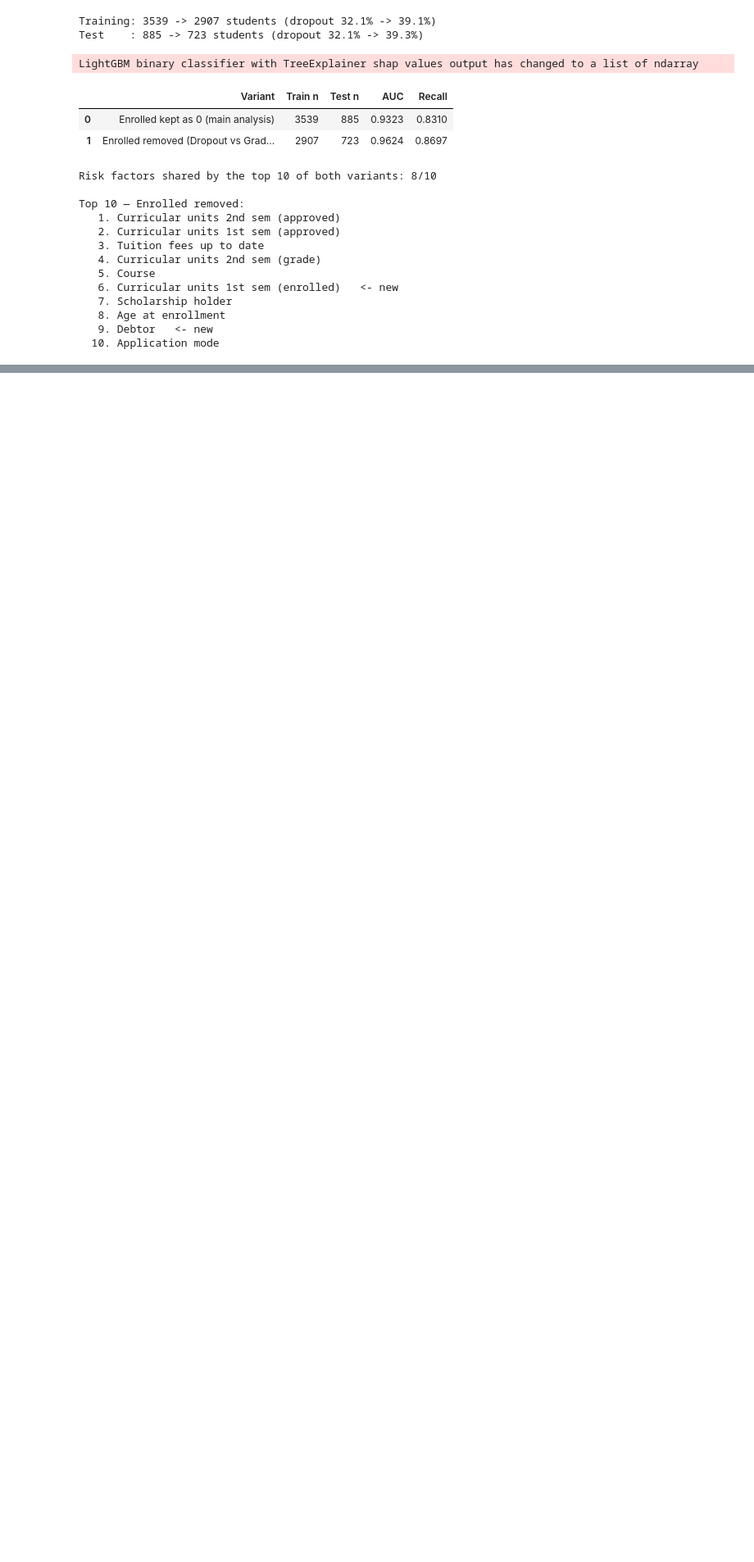
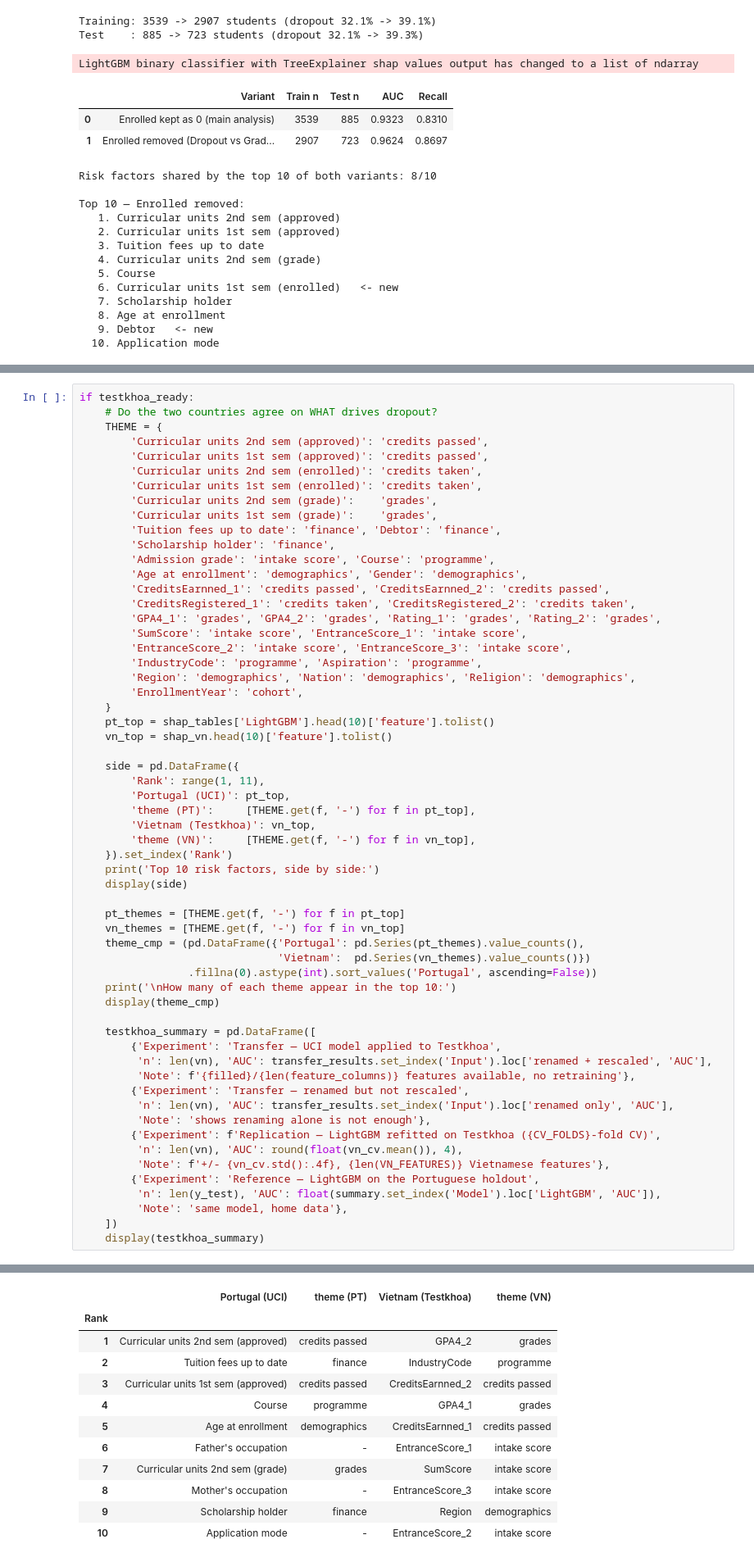
Before and after one commit to Soukthavilay/lightGBM-student-prediction, a Jupyter notebook: Student_Perfor.ipynb, the cells around one changed output, grey strips where cells are left out. Shown at 82% size. Cells and saved outputs as stored; diff of their text form; blank space fills up the shorter version.

```diff
--- a/Student_Perfor.ipynb
+++ b/Student_Perfor.ipynb
@@ -2441,0 +2837,60 @@ Every cell in this section is skipped cleanly if the file is absent, so the note
+# %%
+if testkhoa_ready:
+    # Do the two countries agree on WHAT drives dropout?
+    THEME = {
+        'Curricular units 2nd sem (approved)': 'credits passed',
+        'Curricular units 1st sem (approved)': 'credits passed',
+        'Curricular units 2nd sem (enrolled)': 'credits taken',
+        'Curricular units 1st sem (enrolled)': 'credits taken',
+        'Curricular units 2nd sem (grade)':    'grades',
+        'Curricular units 1st sem (grade)':    'grades',
+        'Tuition fees up to date': 'finance', 'Debtor': 'finance',
+        'Scholarship holder': 'finance',
+        'Admission grade': 'intake score', 'Course': 'programme',
+        'Age at enrollment': 'demographics', 'Gender': 'demographics',
+        'CreditsEarnned_1': 'credits passed', 'CreditsEarnned_2': 'credits passed',
+        'CreditsRegistered_1': 'credits taken', 'CreditsRegistered_2': 'credits taken',
+        'GPA4_1': 'grades', 'GPA4_2': 'grades', 'Rating_1': 'grades', 'Rating_2': 'grades',
+        'SumScore': 'intake score', 'EntranceScore_1': 'intake score',
+        'EntranceScore_2': 'intake score', 'EntranceScore_3': 'intake score',
+        'IndustryCode': 'programme', 'Aspiration': 'programme',
+        'Region': 'demographics', 'Nation': 'demographics', 'Religion': 'demographics',
+        'EnrollmentYear': 'cohort',
+    }
+    pt_top = shap_tables['LightGBM'].head(10)['feature'].tolist()
+    vn_top = shap_vn.head(10)['feature'].tolist()
+
+    side = pd.DataFrame({
+        'Rank': range(1, 11),
+        'Portugal (UCI)': pt_top,
+        'theme (PT)':     [THEME.get(f, '-') for f in pt_top],
+        'Vietnam (Testkhoa)': vn_top,
+        'theme (VN)':     [THEME.get(f, '-') for f in vn_top],
+    }).set_index('Rank')
+    print('Top 10 risk factors, side by side:')
+    display(side)
+
+    pt_themes = [THEME.get(f, '-') for f in pt_top]
+    vn_themes = [THEME.get(f, '-') for f in vn_top]
+    theme_cmp = (pd.DataFrame({'Portugal': pd.Series(pt_themes).value_counts(),
+                               'Vietnam':  pd.Series(vn_themes).value_counts()})
+                 .fillna(0).astype(int).sort_values('Portugal', ascending=False))
+    print('\nHow many of each theme appear in the top 10:')
+    display(theme_cmp)
+
+    testkhoa_summary = pd.DataFrame([
+        {'Experiment': 'Transfer — UCI model applied to Testkhoa',
+         'n': len(vn), 'AUC': transfer_results.set_index('Input').loc['renamed + rescaled', 'AUC'],
+         'Note': f'{filled}/{len(feature_columns)} features available, no retraining'},
+        {'Experiment': 'Transfer — renamed but not rescaled',
+         'n': len(vn), 'AUC': transfer_results.set_index('Input').loc['renamed only', 'AUC'],
+         'Note': 'shows renaming alone is not enough'},
+        {'Experiment': f'Replication — LightGBM refitted on Testkhoa ({CV_FOLDS}-fold CV)',
+         'n': len(vn), 'AUC': round(float(vn_cv.mean()), 4),
+         'Note': f'+/- {vn_cv.std():.4f}, {len(VN_FEATURES)} Vietnamese features'},
+        {'Experiment': 'Reference — LightGBM on the Portuguese holdout',
+         'n': len(y_test), 'AUC': float(summary.set_index('Model').loc['LightGBM', 'AUC']),
+         'Note': 'same model, home data'},
+    ])
+    display(testkhoa_summary)
+# %% [output]
@@ -2441,0 +2898,12 @@ Every cell in this section is skipped cleanly if the file is absent, so the note
+|  | Portugal (UCI) | theme (PT) | Vietnam (Testkhoa) | theme (VN) |
+| Rank |  |  |  |  |
+| 1 | Curricular units 2nd sem (approved) | credits passed | GPA4_2 | grades |
+| 2 | Tuition fees up to date | finance | IndustryCode | programme |
+| 3 | Curricular units 1st sem (approved) | credits passed | CreditsEarnned_2 | credits passed |
+| 4 | Course | programme | GPA4_1 | grades |
+| 5 | Age at enrollment | demographics | CreditsEarnned_1 | credits passed |
+| 6 | Father's occupation | - | EntranceScore_1 | intake score |
+| 7 | Curricular units 2nd sem (grade) | grades | SumScore | intake score |
+| 8 | Mother's occupation | - | EntranceScore_3 | intake score |
+| 9 | Scholarship holder | finance | Region | demographics |
+| 10 | Application mode | - | EntranceScore_2 | intake score |
```
Also changed, not shown: parts of 91 cells of this notebook, 15 other files.
